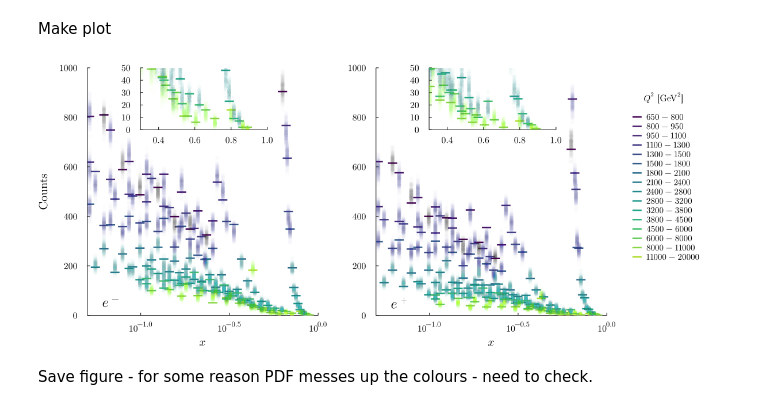
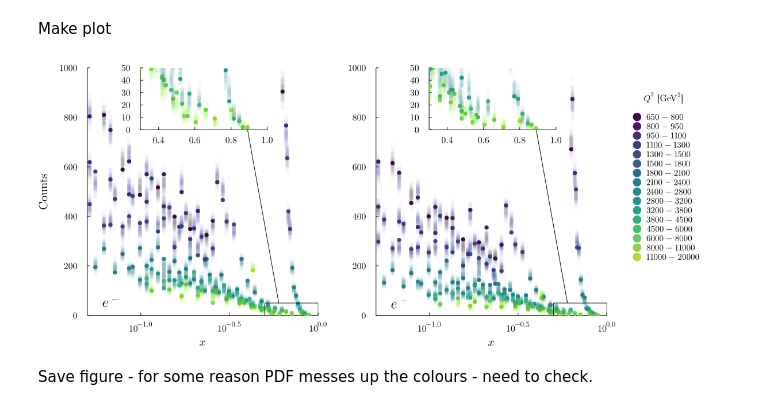
Before and after one commit to mppmu/high-x-parton-pdf-inference, a Jupyter notebook: plots_for_paper.ipynb, the cells around one changed output. Saved outputs shown, nothing was run; the diff lists cells and outputs as text; code cells hidden in the pictures.

Commit message:
Add alternate plot styles

```diff
--- a/plots_for_paper.ipynb
+++ b/plots_for_paper.ipynb
@@ -174,18 +174,27 @@ for i in 1:n_q2_bins
     label = @sprintf "  \$%g - %g\$" q2_edges_unique[i][1] q2_edges_unique[i][2]
 
     # Main plots and inset plots
+    #scatter!(x_values[i], counts_em_qsel[i], label="", color=cmap[i],
+    #    markerstrokewidth=2.5, markersize=8, m=:hline, subplot=1)
+    #scatter!(x_values[i], counts_ep_qsel[i], label="", color=cmap[i],
+    #    markerstrokewidth=2.5, markersize=8, m=:hline, subplot=2)
+    #scatter!(x_values[i], counts_em_qsel[i], label="", color=cmap[i],
+    #    markerstrokewidth=2.5, markersize=8, m=:hline, subplot=4)
+    #scatter!(x_values[i], counts_ep_qsel[i], label="", color=cmap[i],
+    #    markerstrokewidth=2.5, markersize=8, m=:hline, subplot=5)
+
     scatter!(x_values[i], counts_em_qsel[i], label="", color=cmap[i],
-        markerstrokewidth=2.5, markersize=8, m=:hline, subplot=1)
+        markerstrokewidth=0, subplot=1)
     scatter!(x_values[i], counts_ep_qsel[i], label="", color=cmap[i],
-        markerstrokewidth=2.5, markersize=8, m=:hline, subplot=2)
+        markerstrokewidth=0, subplot=2)
     scatter!(x_values[i], counts_em_qsel[i], label="", color=cmap[i],
-        markerstrokewidth=2.5, markersize=8, m=:hline, subplot=4)
+        markerstrokewidth=0, subplot=4)
     scatter!(x_values[i], counts_ep_qsel[i], label="", color=cmap[i],
-        markerstrokewidth=2.5, markersize=8, m=:hline, subplot=5)
+        markerstrokewidth=0, subplot=5)
 
     # For legend (invisible, trick to create space)
     scatter!(x_values[i], counts_em_qsel[i], label=label, color=cmap[i],
-        markerstrokewidth=2.5, markersize=8, m=:hline, subplot=3)
+        markerstrokewidth=0, subplot=3)
 
 end
 
@@ -196,34 +205,46 @@ for s in eachindex(sub_samples)
     counts_ep_s = Any[]
     for q2r in 1:n_q2_bins
         bin_sel = findall(==(q2_edges_unique[q2r]), q2_edges_all)
         push!(counts_em_s, counts_em_sampled[s, bin_sel])
         push!(counts_ep_s, counts_ep_sampled[s, bin_sel])
     end
 
     for i in 1:n_q2_bins
 
         scatter!(x_values[i], counts_em_s[i], color=cmap[i], markerstrokewidth=0,
             alpha=0.01, label="", subplot=1)
         scatter!(x_values[i], counts_ep_s[i], color=cmap[i], markerstrokewidth=0,
             alpha=0.01, label="", subplot=2)
         scatter!(x_values[i], counts_em_s[i], color=cmap[i], markerstrokewidth=0,
             alpha=0.01, label="", subplot=4)
         scatter!(x_values[i], counts_ep_s[i], color=cmap[i], markerstrokewidth=0,
             alpha=0.01, label="", subplot=5)
 
     end
 
 end
 
+# Draw box around zoomed region and connecting line
+for sp in [1, 2]
+    plot!([0.5, 0.5], [0, 50], color="black", linewidth=1, linestyle=:solid,
+        subplot=sp)
+    plot!([1.0, 1.0], [0, 50], color="black", linewidth=1, linestyle=:solid,
+        subplot=sp)
+    plot!([0.5, 1.0], [50, 50], color="black", linewidth=1, linestyle=:solid,
+        subplot=sp)
+    plot!([0.6, 0.4], [50, 750], color="black", linewidth=1, linestyle=:solid,
+        subplot=sp)
+end
+
 plot!(legend=:left, foreground_color_legend=nothing, framestyle=:none,
     subplot=3, xlim=(1,2), ylim=(0, 1000), legendfontsize=10, thickness_scaling=1,
     left_margin=-10Plots.mm)
 annotate!(1.4, 880, text("\$Q^2\$ [GeV\$^2\$]", 10, font_family), subplot=3)
 annotate!(0.07, 50, text("\$e^-\$", 16, font_family), subplot=1)
 p = annotate!(0.07, 50, text("\$e^+\$", 16, font_family), subplot=2)
 p
 # %% [output]
-[figure, old version]
+[figure, new version]
 # %% [markdown]
 Save figure - for some reason PDF messes up the colours - need to check.
 # %%
```
Also changed, not shown: parts of 22 cells of this notebook, 2 other files.
